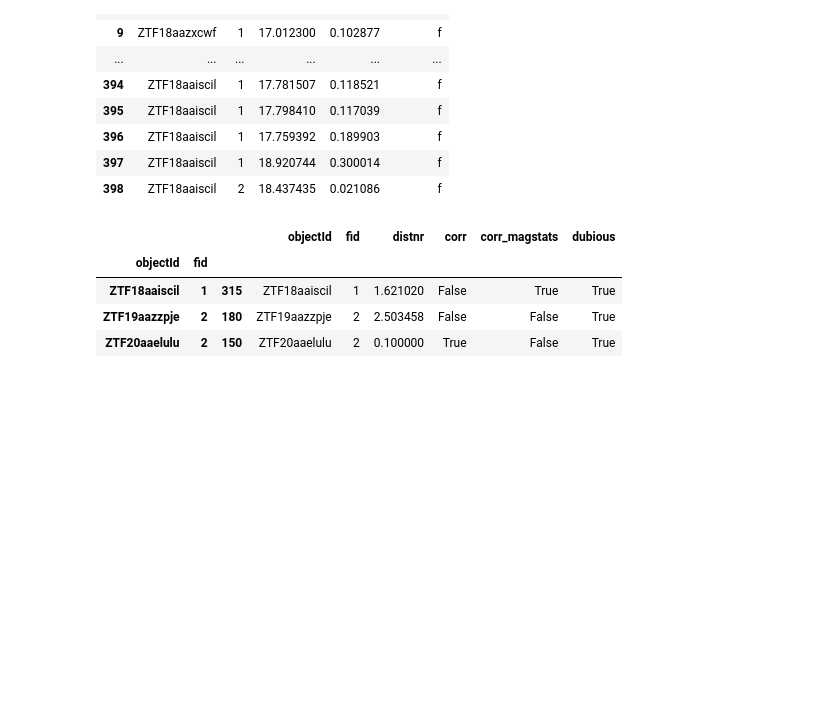
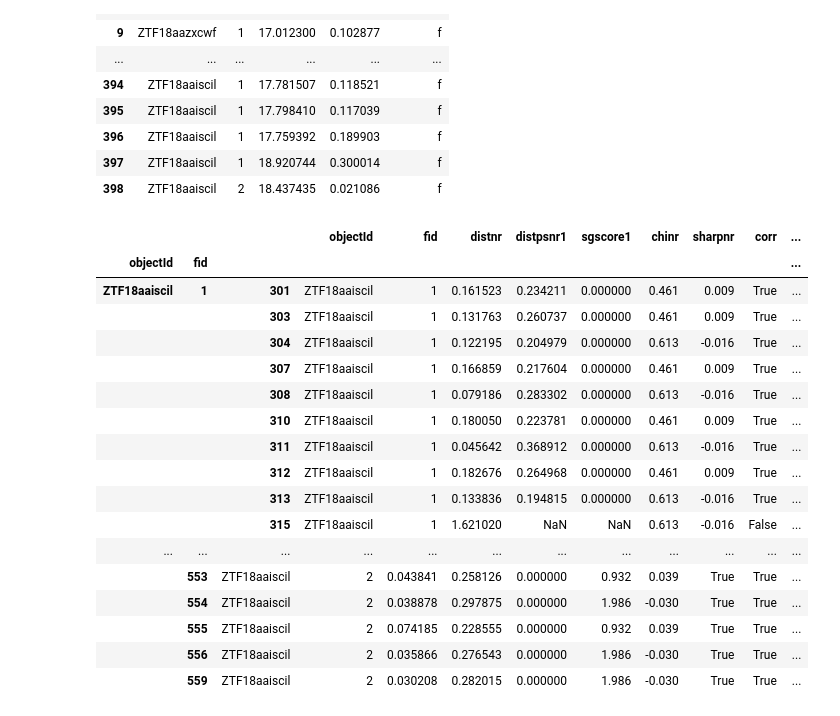
Before and after one commit to alercebroker/lc_correction, a Jupyter notebook: notebooks/apply_correction_to_df.ipynb, the cells around one changed output. Drawn from its saved outputs; the diff is of its cells as text; code cells hidden in the pictures; blank space fills up the shorter version.

Commit message:
Fixed some errors with sgscore1

```diff
--- a/notebooks/apply_correction_to_df.ipynb
+++ b/notebooks/apply_correction_to_df.ipynb
@@ -62,4 +62,13 @@ def apply_correction_df(data):
     mask = ((df["corr"] == False) & (df.isdiffpos == -1)) | (df.corr_magstats & (df["corr"] == False)) | ((df.corr_magstats == False) & df["corr"])
     df["dubious"] = mask
 
+    # stellar_object
+    idxmin = df.candid.idxmin()
+    nearZTF = (df.loc[idxmin].distnr < 1.4) # near a ZTF object
+    nearPS1 = (df.loc[idxmin].distpsnr1 < 1.4) # near a PS1 object
+    stellarPS1 = (df.loc[idxmin].sgscore1 > 0.4)  # nearest object in PS1 is stelar
+    stellarZTF = (df.loc[idxmin].chinr < 2) & (df.loc[idxmin].sharpnr > -0.13) & (df.loc[idxmin].sharpnr < 0.1) # nearest object in ZT is stellar
+    df["stellar_object"] = (nearZTF & nearPS1 & stellarPS1) | (nearZTF & ~nearPS1 & stellarZTF)
+    df["stellar_magstats"] = (nearZTF & stellarZTF)
+
     return df
@@ -89,10 +75,23 @@ def apply_all(data):
 # %%
 dflarge = data.groupby(["objectId", "fid"]).apply(apply_correction_df)
 # %%
-dflarge.loc[dflarge.dubious][["objectId", "fid", "distnr", "corr", "corr_magstats", "dubious"]]
+dflarge[["objectId", "fid", "distnr", "distpsnr1", "sgscore1", "chinr", "sharpnr", "corr", "corr_magstats", "dubious", "stellar_object", "stellar_magstats"]]
 # %% [output]
-|  |  |  | objectId | fid | distnr | corr | corr_magstats | dubious |
-| objectId | fid |  |  |  |  |  |  |  |
-| ZTF18aaiscil | 1 | 315 | ZTF18aaiscil | 1 | 1.621020 | False | True | True |
-| ZTF19aazzpje | 2 | 180 | ZTF19aazzpje | 2 | 2.503458 | False | False | True |
-| ZTF20aaelulu | 2 | 150 | ZTF20aaelulu | 2 | 0.100000 | True | False | True |
+|  |  |  | objectId | fid | distnr | distpsnr1 | sgscore1 | chinr | sharpnr | corr | ... |
+| objectId | fid |  |  |  |  |  |  |  |  |  | ... |
+| ZTF18aaiscil | 1 | 301 | ZTF18aaiscil | 1 | 0.161523 | 0.234211 | 0.000000 | 0.461 | 0.009 | True | ... |
+|  |  | 303 | ZTF18aaiscil | 1 | 0.131763 | 0.260737 | 0.000000 | 0.461 | 0.009 | True | ... |
+|  |  | 304 | ZTF18aaiscil | 1 | 0.122195 | 0.204979 | 0.000000 | 0.613 | -0.016 | True | ... |
+|  |  | 307 | ZTF18aaiscil | 1 | 0.166859 | 0.217604 | 0.000000 | 0.461 | 0.009 | True | ... |
+|  |  | 308 | ZTF18aaiscil | 1 | 0.079186 | 0.283302 | 0.000000 | 0.613 | -0.016 | True | ... |
+|  |  | 310 | ZTF18aaiscil | 1 | 0.180050 | 0.223781 | 0.000000 | 0.461 | 0.009 | True | ... |
+|  |  | 311 | ZTF18aaiscil | 1 | 0.045642 | 0.368912 | 0.000000 | 0.613 | -0.016 | True | ... |
+|  |  | 312 | ZTF18aaiscil | 1 | 0.182676 | 0.264968 | 0.000000 | 0.461 | 0.009 | True | ... |
+|  |  | 313 | ZTF18aaiscil | 1 | 0.133836 | 0.194815 | 0.000000 | 0.613 | -0.016 | True | ... |
+|  |  | 315 | ZTF18aaiscil | 1 | 1.621020 | NaN | NaN | 0.613 | -0.016 | False | ... |
+| ... | ... | ... | ... | ... | ... | ... | ... | ... | ... | ... | ... |
+|  | 553 | ZTF18aaiscil | 2 | 0.043841 | 0.258126 | 0.000000 | 0.932 | 0.039 | True | True | ... |
+|  | 554 | ZTF18aaiscil | 2 | 0.038878 | 0.297875 | 0.000000 | 1.986 | -0.030 | True | True | ... |
+|  | 555 | ZTF18aaiscil | 2 | 0.074185 | 0.228555 | 0.000000 | 0.932 | 0.039 | True | True | ... |
+|  | 556 | ZTF18aaiscil | 2 | 0.035866 | 0.276543 | 0.000000 | 1.986 | -0.030 | True | True | ... |
+|  | 559 | ZTF18aaiscil | 2 | 0.030208 | 0.282015 | 0.000000 | 1.986 | -0.030 | True | True | ... |
```
Also changed, not shown: parts of 6 cells of this notebook.
